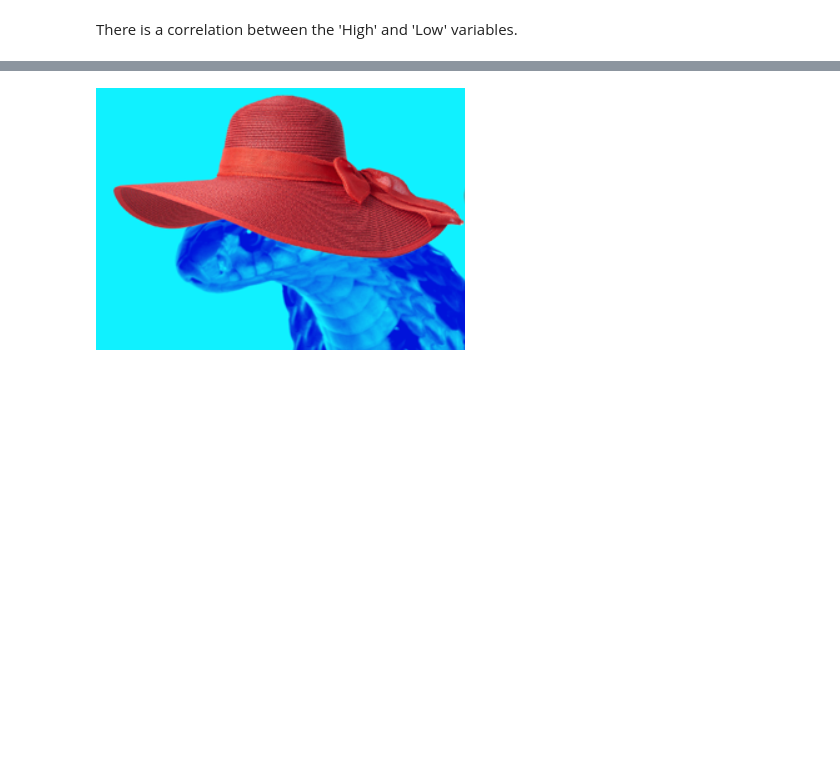
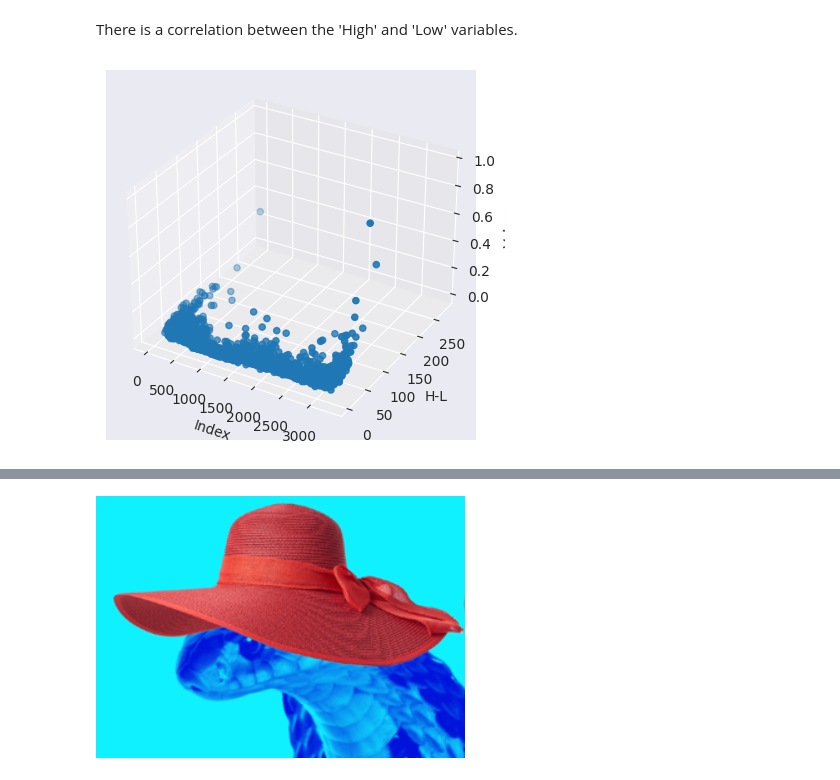
Before and after one commit to Vey27/Applied-Data-Science, a Jupyter notebook: Adaniports.ipynb, the cells around one changed output, grey strips where cells are left out. Cells and saved outputs as stored; diff of their text form; code cells hidden in the pictures; blank space fills up the shorter version.

```diff
--- a/Adaniports.ipynb
+++ b/Adaniports.ipynb
@@ -55,2 +57,15 @@ plt.show()
 # %% [markdown]
 There is a correlation between the 'High' and 'Low' variables.
+# %%
+#set style to darkgrid
+sns.set_style('darkgrid')
+# %%
+# Plot the 3D graph
+ax = plt.axes(projection='3d')
+ax.scatter(df.index, df['H-L'], df['Volume'])
+ax.set_xlabel('Index')
+ax.set_ylabel('H-L')
+ax.set_zlabel('Volume')
+plt.show()
+# %% [output]
+[figure, added]
```
Also changed, not shown: parts of 10 cells of this notebook.
